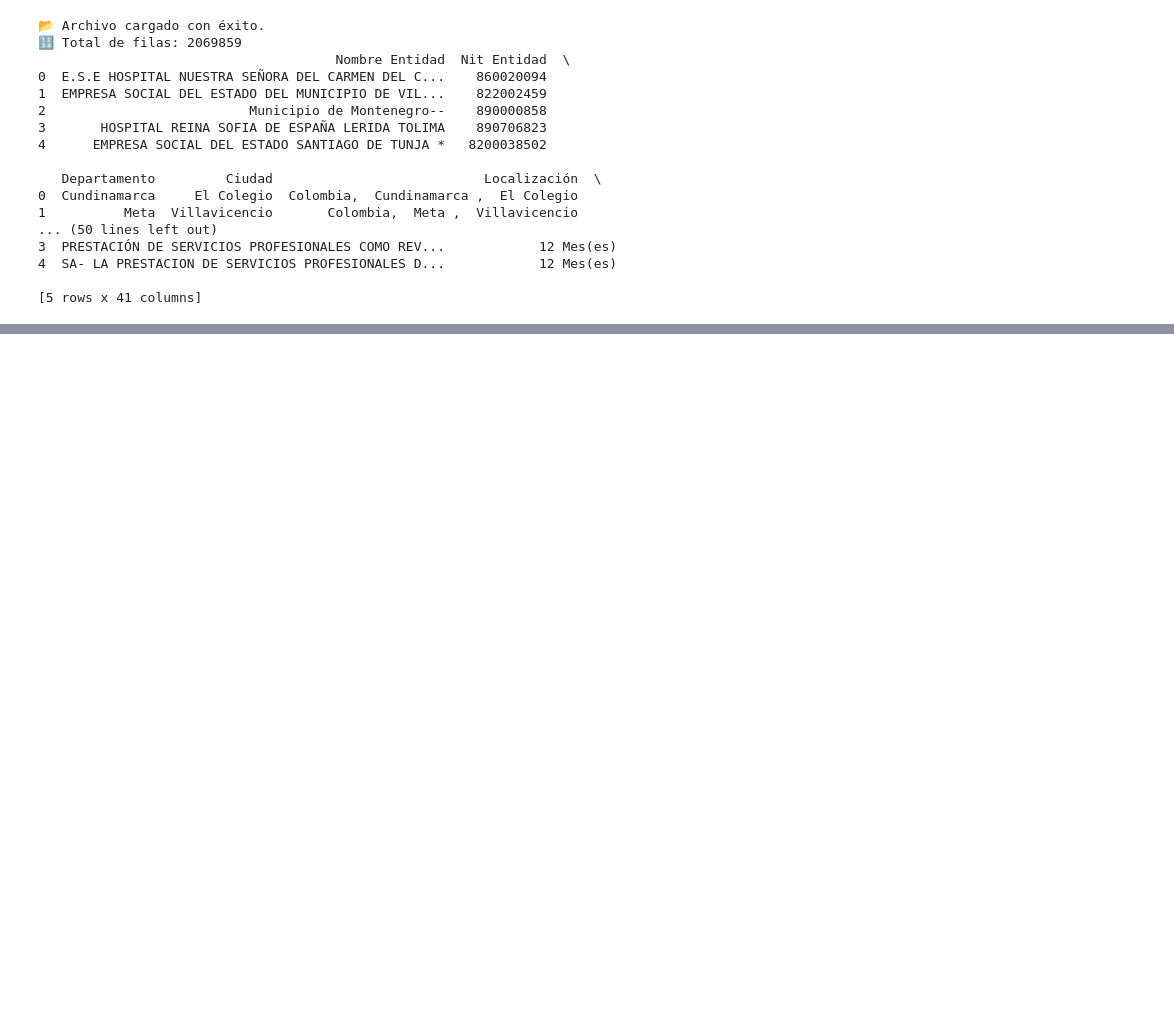
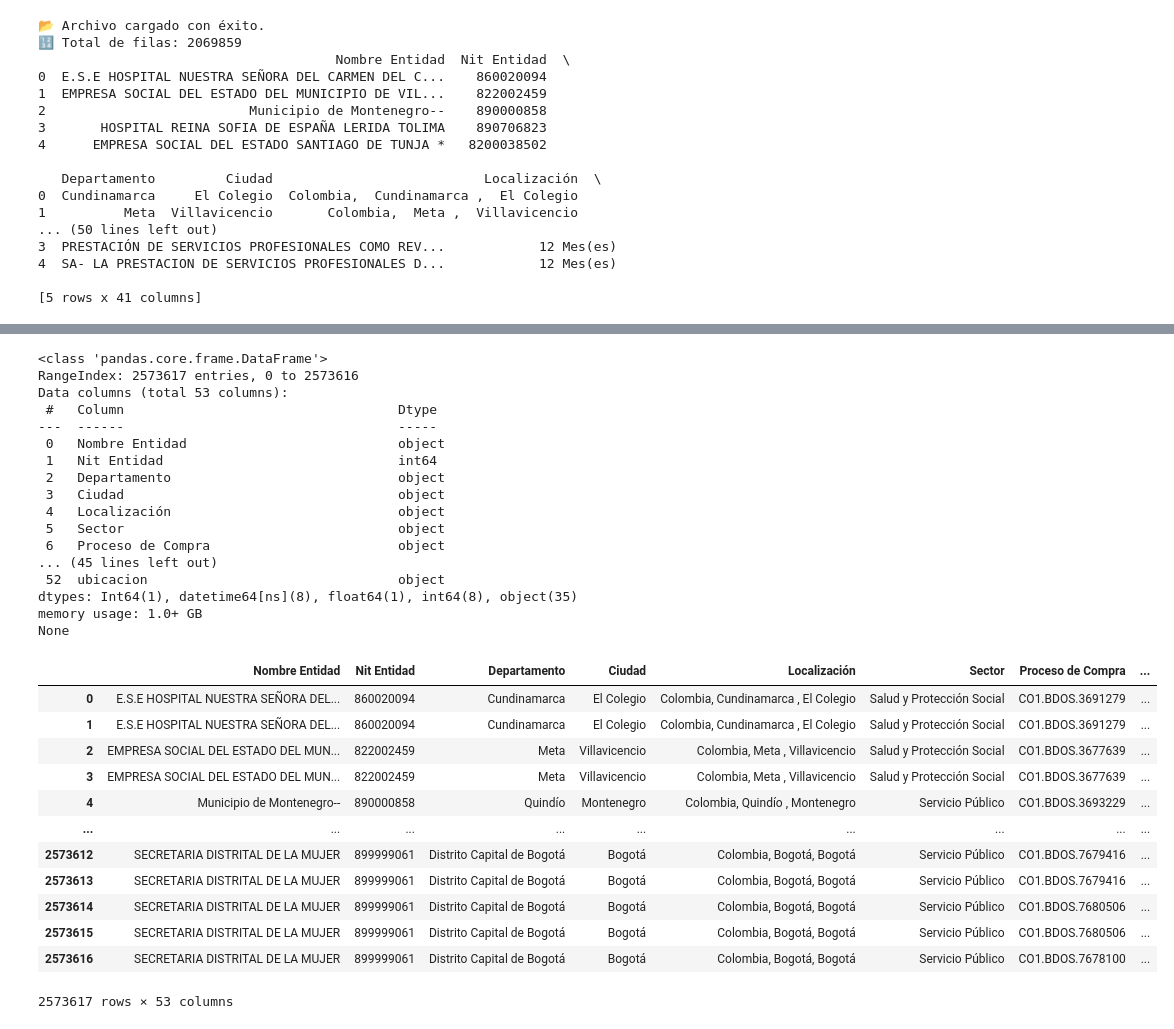
Before and after one commit to cgrubio91/Contratos_Secop_Col, a Jupyter notebook: Contratos_SECOP_Col/BI_SECOP_COL.ipynb, the cells around one changed output, grey strips where cells are left out. Saved outputs shown, nothing was run; the diff lists cells and outputs as text; code cells hidden in the pictures; blank space fills up the shorter version.

```diff
--- a/Contratos_SECOP_Col/BI_SECOP_COL.ipynb
+++ b/Contratos_SECOP_Col/BI_SECOP_COL.ipynb
@@ -113,0 +166,15 @@ df
+# %%
+# Convertir múltiples columnas a tipo datetime
+columnas_fecha = [
+    "Fecha de Firma", "Fecha de Inicio del Contrato", "Fecha de Fin del Contrato",
+    "Fecha de Inicio de Ejecucion", "Fecha de Fin de Ejecucion", "Ultima Actualizacion",
+    "Fecha Inicio Liquidacion", "Fecha Fin Liquidacion"
+]
+
+df[columnas_fecha] = df[columnas_fecha].apply(pd.to_datetime, errors="coerce")
+
+# Ver los tipos de datos
+print(df.dtypes)
+
+
+df
@@ -113,0 +281,16 @@ df
+# %%
+# Convertir 'codigo' a entero, manejando posibles errores
+df_proveedores["codigo"] = pd.to_numeric(df_proveedores["codigo"], errors="coerce").astype("Int64")
+
+# Seleccionar solo las columnas requeridas
+columnas_requeridas = [
+    "codigo", "nombre", "telefono", "fax", "correo", "direccion",
+    "pais", "departamento", "municipio", "telefono_representante_legal",
+    "correo_representante_legal", "ubicacion"
+]
+
+df_proveedores = df_proveedores[columnas_requeridas]
+
+# Verificar cambios
+print(df_proveedores.info())
+df_proveedores.head()
@@ -113,0 +347,45 @@ df
+# %%
+# Asegurar que los tipos de datos sean iguales
+df["Codigo Proveedor"] = pd.to_numeric(df["Codigo Proveedor"], errors="coerce").astype("Int64")
+df_proveedores["codigo"] = pd.to_numeric(df_proveedores["codigo"], errors="coerce").astype("Int64")
+
+# Unir los DataFrames con merge (similar a un VLOOKUP)
+df_final = df.merge(df_proveedores, how="left", left_on="Codigo Proveedor", right_on="codigo")
+
+# Eliminar la columna duplicada 'codigo' si ya no es necesaria
+df_final.drop(columns=["Codigo Proveedor"], inplace=True)
+
+# Verificar la unión
+print(df_final.info())  # Revisión de la estructura
+df_final
+# %% [output]
+<class 'pandas.core.frame.DataFrame'>
+RangeIndex: 2573617 entries, 0 to 2573616
+Data columns (total 53 columns):
+ #   Column                                   Dtype
+---  ------                                   -----
+ 0   Nombre Entidad                           object
+ 1   Nit Entidad                              int64
+ 2   Departamento                             object
+ 3   Ciudad                                   object
+ 4   Localización                             object
+ 5   Sector                                   object
+ 6   Proceso de Compra                        object
+... (45 lines left out)
+ 52  ubicacion                                object
+dtypes: Int64(1), datetime64[ns](8), float64(1), int64(8), object(35)
+memory usage: 1.0+ GB
+None
+|  | Nombre Entidad | Nit Entidad | Departamento | Ciudad | Localización | Sector | Proceso de Compra | ... |
+| 0 | E.S.E HOSPITAL NUESTRA SEÑORA DEL... | 860020094 | Cundinamarca | El Colegio | Colombia, Cundinamarca , El Colegio | Salud y Protección Social | CO1.BDOS.3691279 | ... |
+| 1 | E.S.E HOSPITAL NUESTRA SEÑORA DEL... | 860020094 | Cundinamarca | El Colegio | Colombia, Cundinamarca , El Colegio | Salud y Protección Social | CO1.BDOS.3691279 | ... |
+| 2 | EMPRESA SOCIAL DEL ESTADO DEL MUN... | 822002459 | Meta | Villavicencio | Colombia, Meta , Villavicencio | Salud y Protección Social | CO1.BDOS.3677639 | ... |
+| 3 | EMPRESA SOCIAL DEL ESTADO DEL MUN... | 822002459 | Meta | Villavicencio | Colombia, Meta , Villavicencio | Salud y Protección Social | CO1.BDOS.3677639 | ... |
+| 4 | Municipio de Montenegro-- | 890000858 | Quindío | Montenegro | Colombia, Quindío , Montenegro | Servicio Público | CO1.BDOS.3693229 | ... |
+| ... | ... | ... | ... | ... | ... | ... | ... | ... |
+| 2573612 | SECRETARIA DISTRITAL DE LA MUJER | 899999061 | Distrito Capital de Bogotá | Bogotá | Colombia, Bogotá, Bogotá | Servicio Público | CO1.BDOS.7679416 | ... |
+| 2573613 | SECRETARIA DISTRITAL DE LA MUJER | 899999061 | Distrito Capital de Bogotá | Bogotá | Colombia, Bogotá, Bogotá | Servicio Público | CO1.BDOS.7679416 | ... |
+| 2573614 | SECRETARIA DISTRITAL DE LA MUJER | 899999061 | Distrito Capital de Bogotá | Bogotá | Colombia, Bogotá, Bogotá | Servicio Público | CO1.BDOS.7680506 | ... |
+| 2573615 | SECRETARIA DISTRITAL DE LA MUJER | 899999061 | Distrito Capital de Bogotá | Bogotá | Colombia, Bogotá, Bogotá | Servicio Público | CO1.BDOS.7680506 | ... |
+| 2573616 | SECRETARIA DISTRITAL DE LA MUJER | 899999061 | Distrito Capital de Bogotá | Bogotá | Colombia, Bogotá, Bogotá | Servicio Público | CO1.BDOS.7678100 | ... |
+2573617 rows × 53 columns
```
Also changed, not shown: parts of 15 cells of this notebook.
